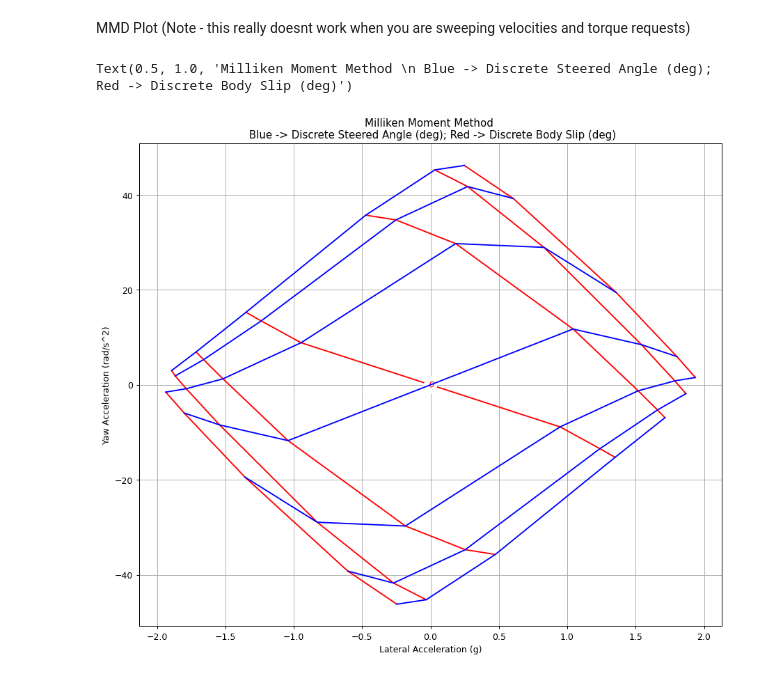
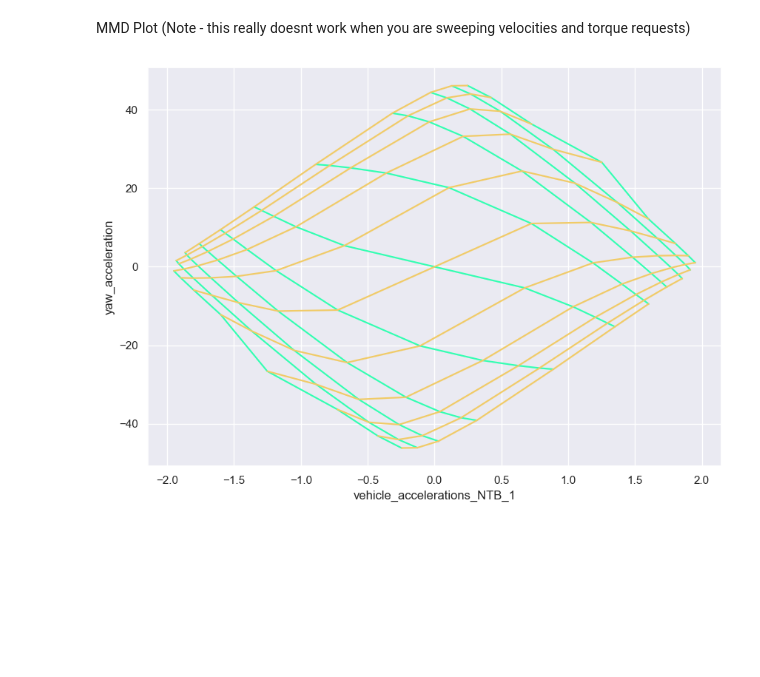
Before and after one commit to LonghornRacingElectric/magic_moment_method, a Jupyter notebook: analysis/MMM_plotter.ipynb, the cells around one changed output. Drawn from its saved outputs; the diff is of its cells as text; code cells hidden in the pictures; blank space fills up the shorter version.

```diff
--- a/analysis/MMM_plotter.ipynb
+++ b/analysis/MMM_plotter.ipynb
@@ -25,23 +25,18 @@ for tire in tires:
 # %% [markdown]
 MMD Plot (Note - this really doesnt work when you are sweeping velocities and torque requests)
 # %%
-fig = plt.figure(figsize=(12, 10), dpi=90)
-ax = fig.add_subplot(111)
+sns.set_theme(style="darkgrid", palette='deep')
+sns.set(rc = {'figure.figsize':(10,7)})
+# fmri = sns.load_dataset("fmri")
+# sns.lineplot(x="timepoint", y="signal",
+#              hue="region", style="event",
+#              data=fmri)
 mmm_df = df[abs(df["torque_request"]-0) < 0.01 ]
 for x in mmm_df["body_slip"].unique():
     df2 = mmm_df[mmm_df["body_slip"] == x]
-    plt.plot(df2["vehicle_accelerations_NTB_1"]/9.81, df2["yaw_acceleration"], 'r', label = int(x*180/np.pi))
-labelLines(plt.gca().get_lines(),zorder=2)
-
+    sns.lineplot(x = df2["vehicle_accelerations_NTB_1"]/9.81, y = df2["yaw_acceleration"], color = "#33FFB2")
 for x in mmm_df["steered_angle"].unique():
     df2 = mmm_df[(mmm_df["steered_angle"] == x)]
-    plt.plot(df2["vehicle_accelerations_NTB_1"]/9.81, df2["yaw_acceleration"], 'b', label = int(x*180/np.pi))
-#labelLines(plt.gca().get_lines(),zorder=2)
-
-plt.grid()
-plt.ylabel("Yaw Acceleration (rad/s^2)")
-plt.xlabel("Lateral Acceleration (g)")
-plt.title("Milliken Moment Method \n Blue -> Discrete Steered Angle (deg); Red -> Discrete Body Slip (deg)")
+    sns.lineplot(x=df2["vehicle_accelerations_NTB_1"]/9.81, y=df2["yaw_acceleration"], color = "#F1CB67")
 # %% [output]
-Text(0.5, 1.0, 'Milliken Moment Method \n Blue -> Discrete Steered Angle (deg); Red -> Discrete Body Slip (deg)')
-[figure, old version]
+[figure, new version]
```
Also changed, not shown: parts of 19 cells of this notebook.
